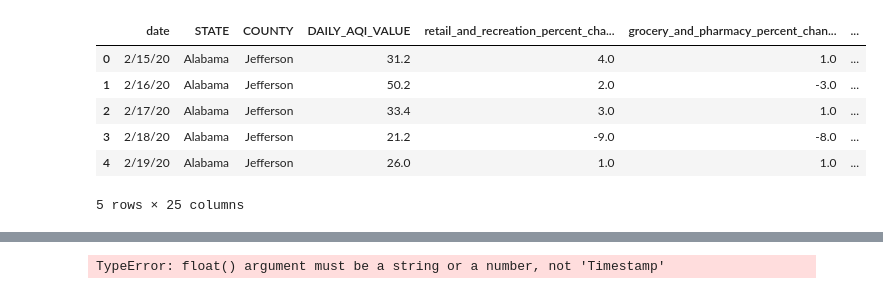
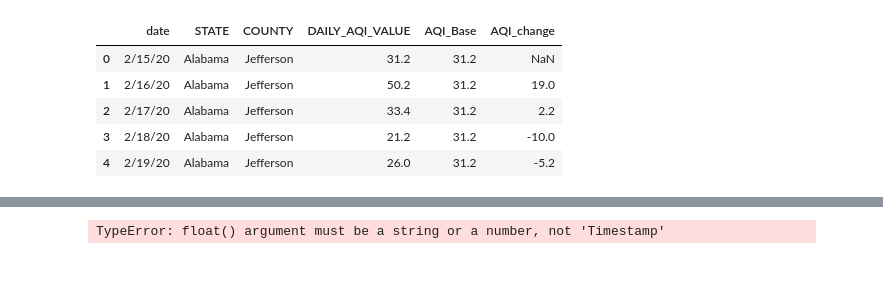
Before and after one commit to loryuen/final-project, a Jupyter notebook: modeling.ipynb, the cells around one changed output, grey strips where cells are left out. Cells and saved outputs as stored; diff of their text form; code cells hidden in the pictures.

```diff
--- a/modeling.ipynb
+++ b/modeling.ipynb
@@ -69,12 +65,11 @@ plt.show()
 # %%
-merged_air_movement = pd.read_csv("air_movement_changes_1_0.csv")
+air_quality = pd.read_csv('data/AQI_changes.csv')
 # %%
-merged_air_movement.head()
+air_quality.head()
 # %% [output]
-|  | date | STATE | COUNTY | DAILY_AQI_VALUE | retail_and_recreation_percent_cha... | grocery_and_pharmacy_percent_chan... | ... |
-| 0 | 2/15/20 | Alabama | Jefferson | 31.2 | 4.0 | 1.0 | ... |
-| 1 | 2/16/20 | Alabama | Jefferson | 50.2 | 2.0 | -3.0 | ... |
-| 2 | 2/17/20 | Alabama | Jefferson | 33.4 | 3.0 | 1.0 | ... |
-| 3 | 2/18/20 | Alabama | Jefferson | 21.2 | -9.0 | -8.0 | ... |
-| 4 | 2/19/20 | Alabama | Jefferson | 26.0 | 1.0 | 1.0 | ... |
+|  | date | STATE | COUNTY | DAILY_AQI_VALUE | AQI_Base | AQI_change |
+| 0 | 2/15/20 | Alabama | Jefferson | 31.2 | 31.2 | NaN |
+| 1 | 2/16/20 | Alabama | Jefferson | 50.2 | 31.2 | 19.0 |
+| 2 | 2/17/20 | Alabama | Jefferson | 33.4 | 31.2 | 2.2 |
+| 3 | 2/18/20 | Alabama | Jefferson | 21.2 | 31.2 | -10.0 |
+| 4 | 2/19/20 | Alabama | Jefferson | 26.0 | 31.2 | -5.2 |
-5 rows × 25 columns
```
Also changed, not shown: parts of 31 cells of this notebook, 17 other files.
